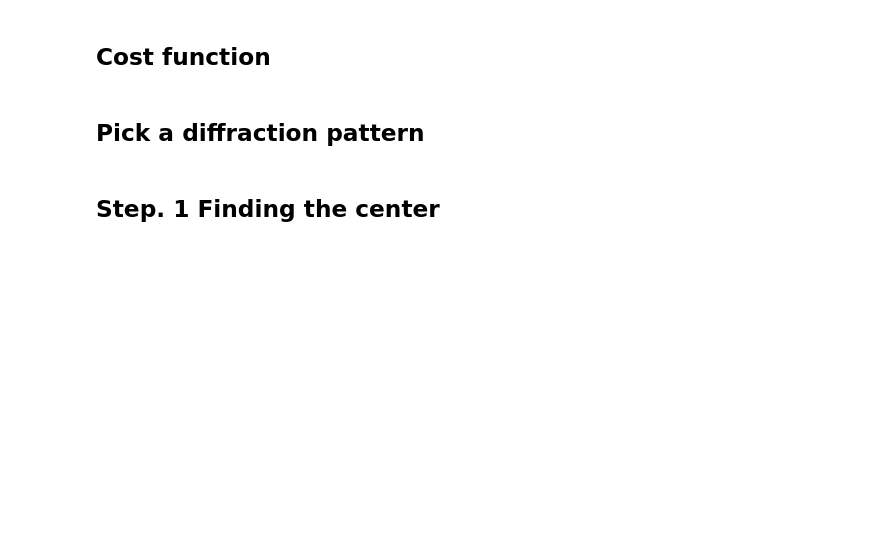
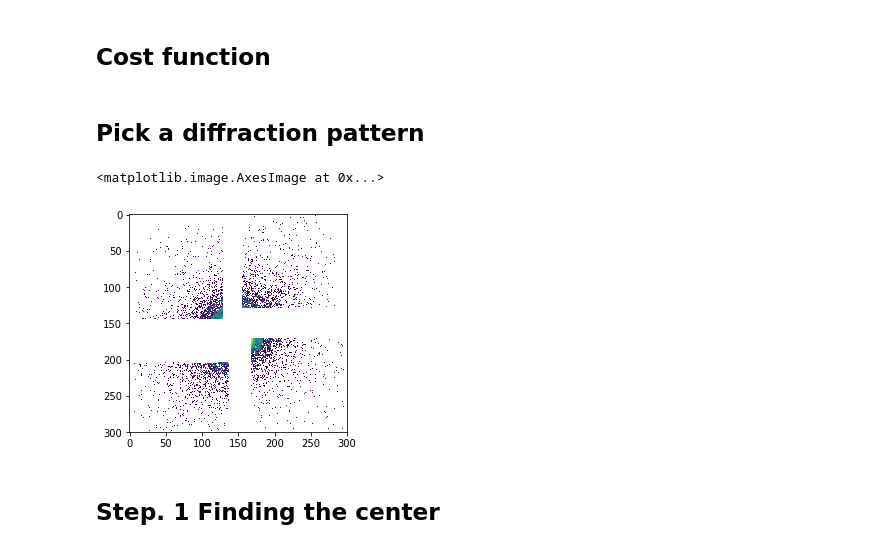
Before and after one commit to FXIhub/xfel3004, a Jupyter notebook: analysis/sphere_fitting_example.ipynb, the cells around one changed output. Saved outputs shown, nothing was run; the diff lists cells and outputs as text; code cells hidden in the pictures; blank space fills up the shorter version.

```diff
--- a/analysis/sphere_fitting_example.ipynb
+++ b/analysis/sphere_fitting_example.ipynb
@@ -91,3 +98,8 @@ j = 11
+# %%
+plt.imshow(assembled_sorted[j], norm=colors.LogNorm())
+# %% [output]
+<matplotlib.image.AxesImage at 0x...>
+[figure, added]
 # %% [markdown]
 ## Step. 1 Finding the center
 # %%
```
Also changed, not shown: parts of 23 cells of this notebook, 1 other file.
